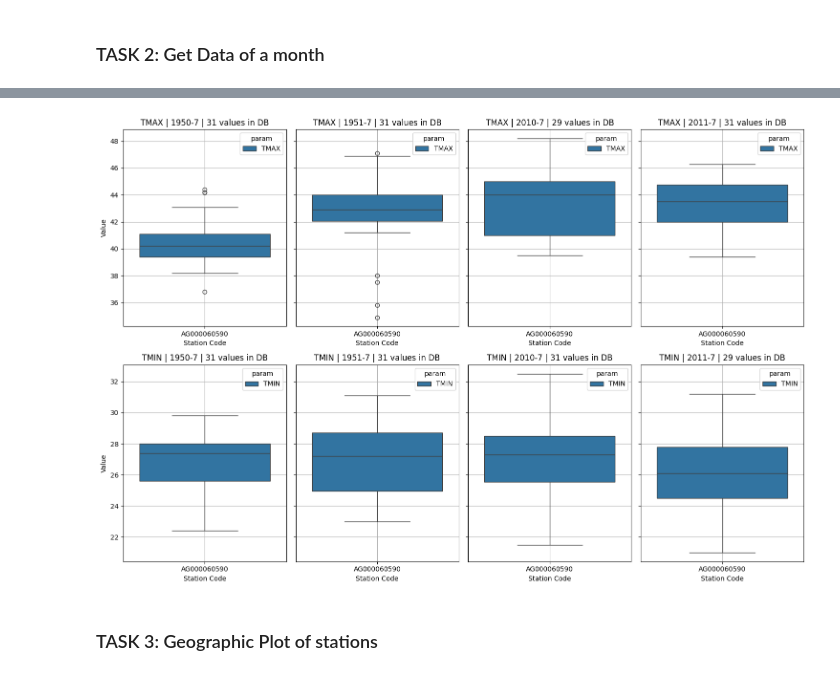
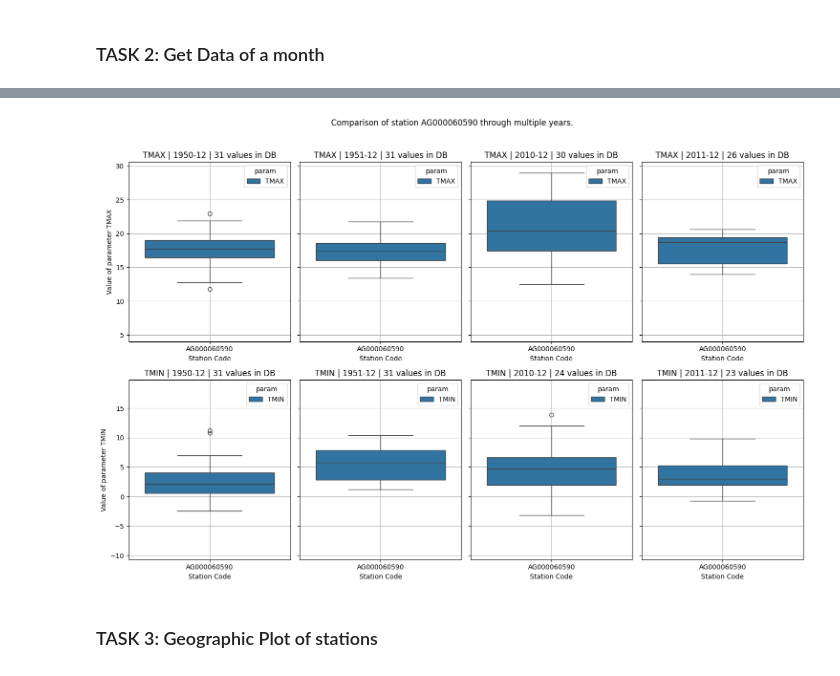
Before and after one commit to tdiepenb/ESDP1-Database-Project, a Jupyter notebook: plot_use_case.ipynb, the cells around one changed output, grey strips where cells are left out. Cells and saved outputs as stored; diff of their text form; code cells hidden in the pictures.

Commit message:
functions for plotting of task1 and task2

```diff
--- a/plot_use_case.ipynb
+++ b/plot_use_case.ipynb
@@ -30,7 +30,7 @@ from concurrent.futures import ThreadPoolExecutor
 - dbuser: the user that you want to connect with to the database
 - dbpassword: the password for the user
 # %%
-years = [1950, 1951, 1952, 1953, 1954, 2010, 2011, 2012, 2013, 2014]
+years_in_db = [1950, 1951, 1952, 1953, 1954, 2010, 2011, 2012, 2013, 2014]
 stationsFilePath = "./data/stations/"
 modifiedStationsFilePath = "./data/stations/modifiedStations/"
 downloadCSVFilePath = "./data/NCEI/ghcn/daily/"
@@ -38,6 +38,7 @@ modifiedCSVFilePath = "./data/NCEI/modified/daily/"
 dbname = "NCEIDatabase"
 dbuser = "ESDP"
 dbpassword = "esdp1"
+debug_messages = False
 # %% [markdown]
 # Docker Setup
 
@@ -78,7 +79,9 @@ def connect_to_db(db_name="mydatabase", db_user="myuser", db_password="mypasswor
             port=db_port
         )
         cursor = connection.cursor()
-        print(f"Connected to database {db_name} with user {db_user} with password {db_password}")
+
+        if debug_messages:
+            print(f"Connected to database {db_name} with user {db_user} with password {db_password}")
 
         return connection, cursor
 
@@ -671,7 +754,8 @@ def get_month_data(year, month, parameters, stations, columns):
             month=sql.SQL(str(month))
         )
 
-        # print(command.as_string(cursor.connection))
+        if debug_messages:
+            print(command.as_string(cursor.connection))
 
         # Execute the SELECT query
         cursor.execute(command)
@@ -680,7 +764,8 @@ def get_month_data(year, month, parameters, stations, columns):
         data = pd.DataFrame(result, columns=columns)
 
         # Print the result specifications
-        print(f"The requested query returned {len(data)} results.")
+        if debug_messages:
+            print(f"The requested query returned {len(data)} results.")
 
         return data
 
@@ -696,7 +781,7 @@ def get_month_data(year, month, parameters, stations, columns):
             connection.close()
 # %%
 # year = 1950
-month = 7
+month = 12
 years = [1950, 1951, 2010, 2011]
 
 parameters = ["TMAX", "TMIN"]
@@ -704,60 +789,37 @@ stations = ["AG000060390", "AG000060590"]
 
 columns = ["stationcode", "datelabel", "value", "param"]
 
-# for station in stations:
 
-#     fig, axes = plt.subplots(1, len(years), figsize=(15, 5), sharey=True)
+def create_boxplot_monthly_comparison(years, month, stations, parameters, columns = ["stationcode", "datelabel", "value", "param"]):
+    for station in stations:
+        fig, axes = plt.subplots(len(parameters), len(years), figsize=(15, 10), sharey="row")
 
-#     if len(years) == 1:
-#         axes = [axes]  # Ensure axes is iterable if there's only one subplot
+        if len(parameters) == 1:
+            axes = np.array([axes])
 
-#     for parameter in parameters:
-#         for ax, year in zip(axes, years):
+        for i, parameter in enumerate(parameters):
+            for j, year in enumerate(years):
+                ax = axes[i, j]
 
-#             df_get = get_month_data(year, month, parameters=[parameter], stations=[station], columns=columns)
+                df_get = get_month_data(year, month, parameters=[parameter], stations=[station], columns=columns)
 
-#             # df_get['datelabel'] = pd.to_datetime(df_get['datelabel'], format='%Y%m%d')
-#             # df_get['year'] = df_get['datelabel'].dt.year
+                if not df_get.empty:
+                    sns.boxplot(x="stationcode", y="value", data=df_get, ax=ax, hue="param", dodge=True)
 
-#             # year_data = df_get[(df_get['year'] == year) & (df_get['datelabel'].dt.month == month)]
-#             if len(df_get) > 0:
-#                 sns.boxplot(x='stationcode', y='value', data=df_get, ax=ax)
+                    # Set plot labels and title
+                    ax.set_title(f"{parameter} | {year}-{month} | {len(df_get)} values in DB")
+                    ax.set_xlabel("Station Code")
+                    ax.set_ylabel(f"Value of parameter {parameter}")
+                    ax.set_ylim(df_get["value"].min()-10, df_get["value"].max()+10)
+                    ax.grid()
 
-#                 # Set plot labels and title
-#                 ax.set_title(f'{year}-{month} | {len(df_get)} values in DB')
-#                 ax.set_xlabel('Station Code')
-#                 ax.set_ylabel(f'{parameter}')
-#                 ax.grid()
+        plt.suptitle(f"Comparison of station {station} through multiple years.")
 
-#         # Adjust layout
-#         plt.tight_layout()
+        # Adjust layout
+        plt.tight_layout(rect=[0, 0, 1, 0.96])
 
-#     # Show plot
-#     plt.show()
-for station in stations:
-    fig, axes = plt.subplots(len(parameters), len(years), figsize=(15, 10), sharey='row')
+        # Show plot
+        plt.show()
 
-    if len(years) == 1:
-        axes = axes.reshape(1, -1)  # Ensure axes is 2D if there's only one year
-
-    for i, parameter in enumerate(parameters):
-        for j, year in enumerate(years):
-            ax = axes[i, j]
-
-            df_get = get_month_data(year, month, parameters=[parameter], stations=[station], columns=columns)
-
-            if not df_get.empty:
-                sns.boxplot(x='stationcode', y='value', data=df_get, ax=ax, hue='param', dodge=True)
-
-                # Set plot labels and title
-                ax.set_title(f'{parameter} | {year}-{month} | {len(df_get)} values in DB')
-                ax.set_xlabel('Station Code')
-                ax.set_ylabel('Value')
-                ax.grid()
-
-    # Adjust layout
-    plt.tight_layout()
-
-    # Show plot
-    plt.show()
+create_boxplot_monthly_comparison(years, month, stations, parameters)
 # %% [output]
@@ -797,4 +827,4 @@ The requested query returned 29 results.
-[figure, old version]
+[figure, new version]
 # %% [markdown]
 ### TASK 3: Geographic Plot of stations
 # %%
```
Also changed, not shown: parts of 5 cells of this notebook.
